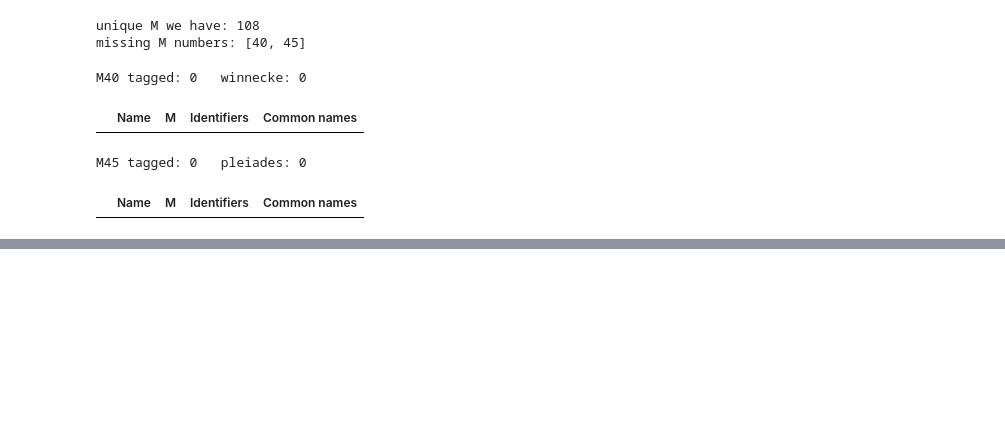
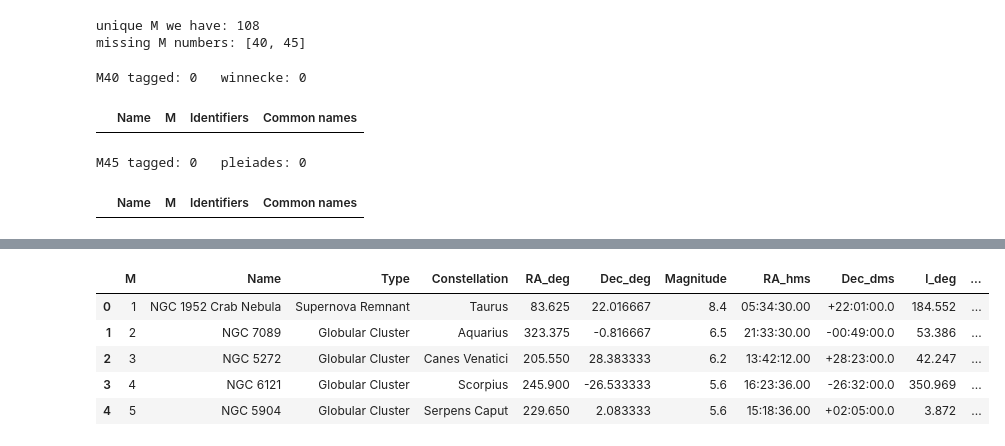
Before and after one commit to MUTEJIMMY/Astr1221_Project2_Abdirahman, a Jupyter notebook: Project2_DataWrangling.ipynb, the cells around one changed output, grey strips where cells are left out. Drawn from its saved outputs; the diff is of its cells as text; code cells hidden in the pictures; blank space fills up the shorter version.

```diff
--- a/Project2_DataWrangling.ipynb
+++ b/Project2_DataWrangling.ipynb
@@ -177,0 +383,24 @@ I can't get these 2 objects to appear from this sort, and I've tried a lot more
+# %%
+# add astropy coords + readable columns
+c = SkyCoord(ra=messier["RA_deg"].values * u.deg,
+             dec=messier["Dec_deg"].values * u.deg,
+             frame="icrs")
+
+# pretty strings for quick eyeballing
+messier["RA_hms"]  = c.ra.to_string(unit=u.hour, sep=":", precision=2, pad=True)
+messier["Dec_dms"] = c.dec.to_string(unit=u.deg,  sep=":", precision=1, pad=True, alwayssign=True)
+
+# simple galactic coords too
+g = c.galactic
+messier["l_deg"] = g.l.deg.round(3)
+messier["b_deg"] = g.b.deg.round(3)
+
+# preview
+messier.head()
+# %% [output]
+|  | M | Name | Type | Constellation | RA_deg | Dec_deg | Magnitude | RA_hms | Dec_dms | l_deg | ... |
+| 0 | 1 | NGC 1952 Crab Nebula | Supernova Remnant | Taurus | 83.625 | 22.016667 | 8.4 | 05:34:30.00 | +22:01:00.0 | 184.552 | ... |
+| 1 | 2 | NGC 7089 | Globular Cluster | Aquarius | 323.375 | -0.816667 | 6.5 | 21:33:30.00 | -00:49:00.0 | 53.386 | ... |
+| 2 | 3 | NGC 5272 | Globular Cluster | Canes Venatici | 205.550 | 28.383333 | 6.2 | 13:42:12.00 | +28:23:00.0 | 42.247 | ... |
+| 3 | 4 | NGC 6121 | Globular Cluster | Scorpius | 245.900 | -26.533333 | 5.6 | 16:23:36.00 | -26:32:00.0 | 350.969 | ... |
+| 4 | 5 | NGC 5904 | Globular Cluster | Serpens Caput | 229.650 | 2.083333 | 5.6 | 15:18:36.00 | +02:05:00.0 | 3.872 | ... |
```
Also changed, not shown: parts of 15 cells of this notebook, 3 other files.
